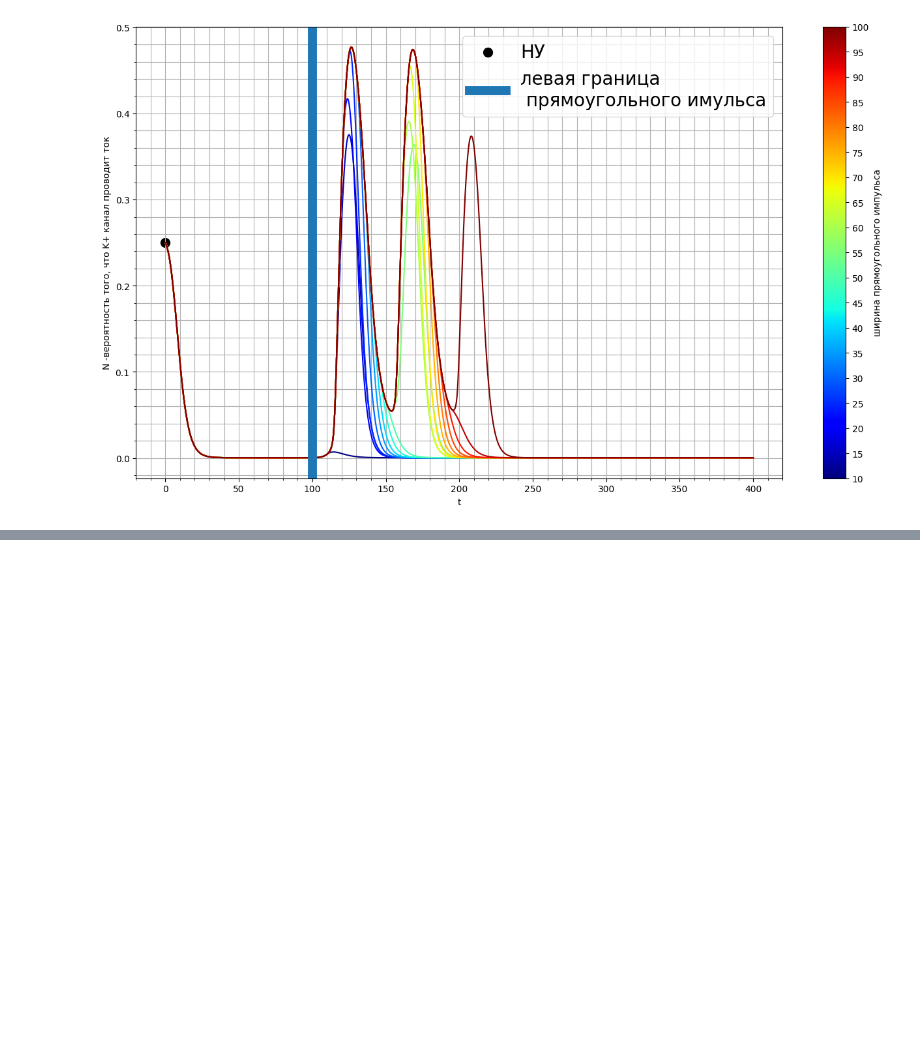
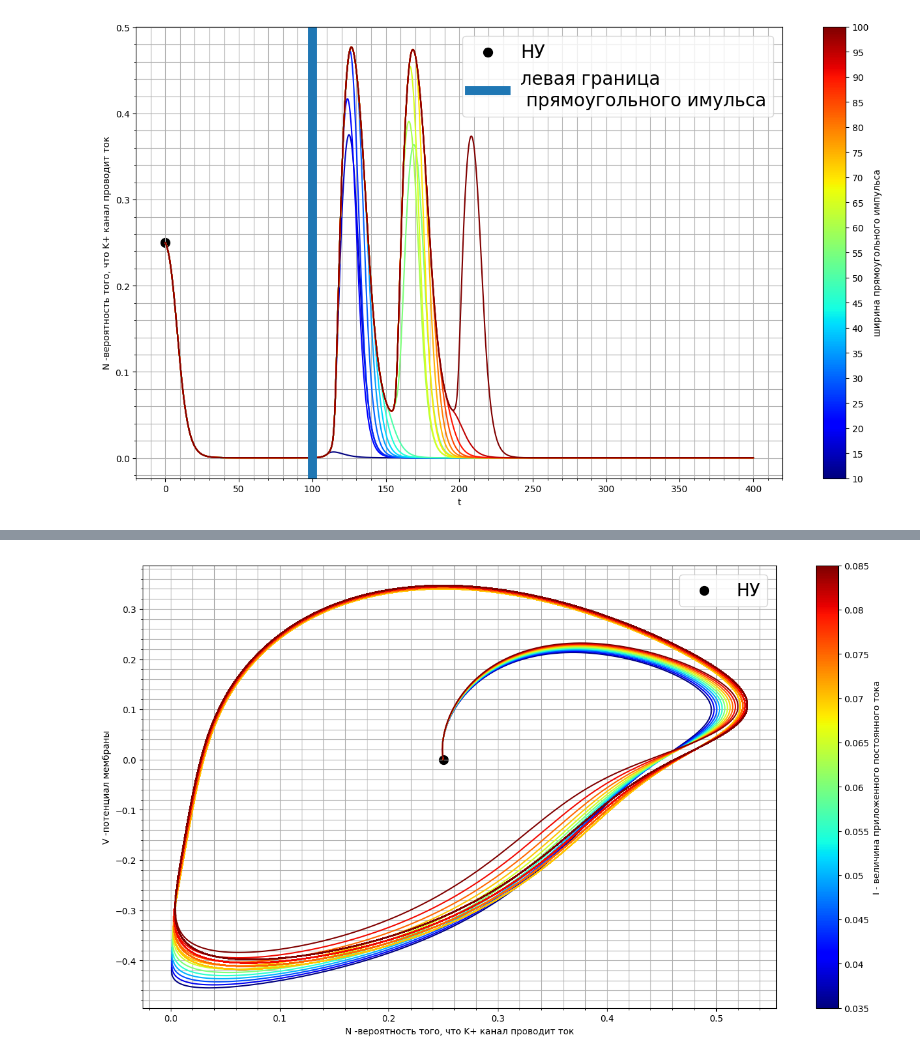
Before and after one commit to RepnikovPavel/MorrisLecarModel, a Jupyter notebook: main.ipynb, the cells around one changed output, grey strips where cells are left out. Cells and saved outputs as stored; diff of their text form; code cells hidden in the pictures; blank space fills up the shorter version.

```diff
--- a/main.ipynb
+++ b/main.ipynb
@@ -474,0 +452,82 @@ ax.minorticks_on()
+# %%
+phi = 1.0/3.0
+g_Ca = 1.33
+V_3 = 0.1
+V_4 = 0.145
+E_Ca = 1.0
+E_K = -0.7
+E_L = -0.5
+g_K = 2.0
+g_L = 0.5
+V_1 = -0.01
+V_2 = 0.15
+C_M = 1.0
+
+def m_inf(V):
+    return 0.5*(1.+np.tanh((V-V_1)/V_2))
+def tau_n(V):
+    return 1./np.cosh((V-V_3)/(2*V_4))
+def n_inf(V):
+    return 0.5*(1.+np.tanh((V-V_3)/V_4))
+
+def I_leak(V):
+    return g_L*(V-E_L)
+def I_K(V,n):
+    return g_K*n*(V-E_K)
+def I_Ca(V):
+    return g_Ca*m_inf(V)*(V-E_Ca)
+
+def F_vec(t,y_vec,I_func):
+    buffer = np.zeros(shape=(2,),dtype=np.float32)
+    V = y_vec[0]
+    N = y_vec[1]
+    dy1dt = (I_func(t)-I_leak(V)-I_K(V,N)-I_Ca(V))/C_M
+    dy2dt = phi*(n_inf(V)-N)/tau_n(V)
+    buffer[0] = dy1dt
+    buffer[1] = dy2dt
+    return buffer
+
+t_0 = 0.0
+t_end = 400.0
+tau_grid = 0.01
+N = int((t_end-t_0)/tau_grid)+1
+time_grid = np.linspace(t_0,t_end,num=N)
+
+solutions__ = []
+I_ampls = np.arange(0.035,0.09,0.005)
+for i in range(len(I_ampls)):
+    I_ = lambda x: I_ampls[i]
+    start_point = np.array([-0, 0.25])
+    solutions = odeint(F_vec, start_point, time_grid, args=(I_,),tfirst=True)
+    solutions__.append(solutions)
+    time_sol = time_grid
+
+########################
+fig,ax = plt.subplots()
+fig.set_size_inches(16,9)
+n_lines = len(solutions__)
+c = np.arange(n_lines)
+# c = np.copy(I_ampls)
+norm = matplotlib.colors.Normalize(vmin=c.min(), vmax=c.max())
+cmap = matplotlib.cm.ScalarMappable(norm=norm, cmap=matplotlib.cm.jet)
+cmap.set_array([])
+
+for i in range(len(solutions__)):
+    y = solutions__[i]
+    x_ = y[:,1]
+    y_ = y[:,0]
+    ax.plot(x_, y_, c = cmap.to_rgba(i))
+
+col_ = fig.colorbar(cmap, ticks=c,ax=ax)
+col_.set_ticks(np.arange(len(solutions__)))
+col_.set_ticklabels(np.round(I_ampls,4))
+col_.set_label('I - величина приложенного постоянного тока')
+ax.set_xlabel('N -вероятность того, что K+ канал проводит ток')
+ax.set_ylabel('V -потенциал мембраны')
+ax.scatter([start_point[1]],[start_point[0]],s=100,c='k',label='НУ')
+ax.legend(fontsize="20")
+ax.grid(which = "both")
+ax.minorticks_on()
+########################
+# %% [output]
+[figure, added]
```
Also changed, not shown: parts of 6 cells of this notebook.
